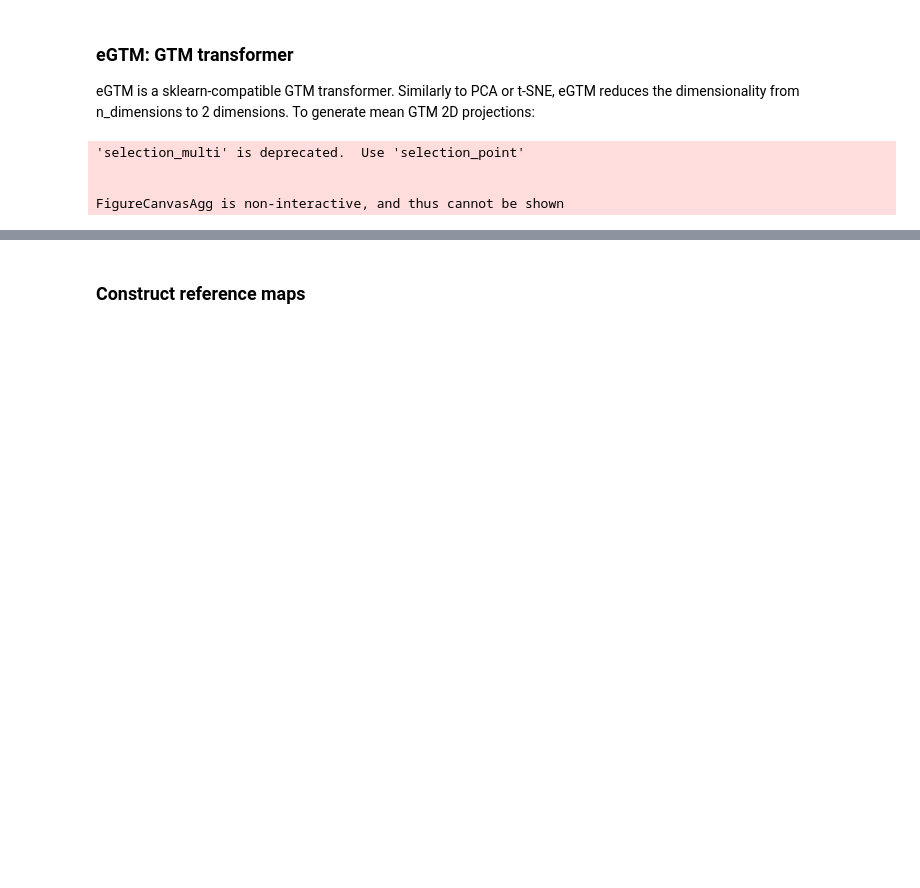
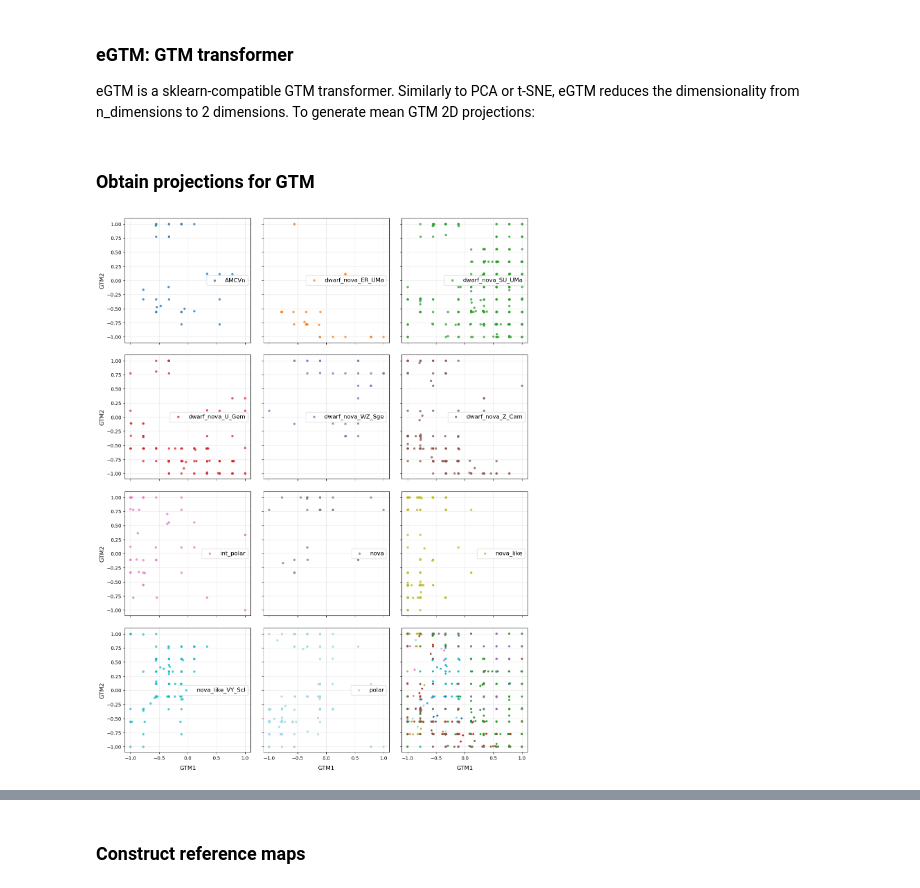
Before and after one commit to dharmesh1007/ZTF_code, a Jupyter notebook: source/8_5_unsupervised_DR_GTM_test.ipynb, the cells around one changed output, grey strips where cells are left out. Cells and saved outputs as stored; diff of their text form; code cells hidden in the pictures; blank space fills up the shorter version.

Commit message:
unsupervised new projection code

```diff
--- a/source/8_5_unsupervised_DR_GTM_test.ipynb
+++ b/source/8_5_unsupervised_DR_GTM_test.ipynb
@@ -200,7 +199,9 @@ import ugtm
 
 k=10
 m=4
-gtm_model_sklearn = eGTM(k=k, m=m, niter=10000, model='means', random_state=77)
+s=0.3
+regul=0.1
+gtm_model_sklearn = eGTM(k=k, m=m, s=s, regul=regul, niter=10000, model='means', random_state=77)
 
 scaler = StandardScaler()
 imputer = KNNImputer(n_neighbors=5)
@@ -222,35 +223,13 @@ pipeline = Pipeline([
 
 gtm_model_input = pipeline.fit_transform(X)
 gtm_model = ugtm.runGTM(data=gtm_model_input, k=k, niter=10000, doPCA=False, missing=False, random_state=77)
-
-# k=16, m=4, s=0.3, regul=0.1, random_state=1234, niter=200, verbose=False, model='means'
-
-
-
-# # Fit and transform the data using the pipeline
-
+# sklearn pipeline
 pipeline_sklearn.fit(X)
-
-# Save the pipeline
-import pickle
-if gaia == True:
-    with open(f'../results/model/model_gtm_cvlist{cvlistdate}_lcdata{lightcurvesdate}_withgaia.pkl', 'wb') as f:
-        pickle.dump(pipeline, f)
-elif gaia == False:
-    with open(f'../results/model/model_gtm_cvlist{cvlistdate}_lcdata{lightcurvesdate}_lconly.pkl', 'wb') as f:
-        pickle.dump(pipeline, f)
-
-
-# X_gtm = pipeline_sklearn.transform(X)
-
-# Fit GTM on X_train and get 2D projections for X_test
-# model1 = eGTM(k=k).fit(X_train_proc)
-
-# X_train_gtm = model1.transform(X_train_proc)
-# X_test_gtm = model1.transform(X_test_proc)
-
-# a = pipeline.transform(X)
+None
+# %% [markdown]
+### Obtain projections for GTM
 # %%
+# Size of points in the projection
 size = 30
 
 mean_u = gtm_model.matMeans
@@ -277,7 +256,7 @@ df_gtm_X = pd.concat([df_gtm_X,
                       pd.Series(modes_u[:,1], name='mode2')
                       ], axis=1)
 
-selection = alt.selection_multi(fields=['label'], bind='legend')
+selection = alt.selection_point(fields=['label'], bind='legend')
 
 projection_full = alt.Chart(df_gtm_X).mark_square().encode(
     x=x_alt,y=y_alt,
@@ -303,37 +282,34 @@ c = plt.cm.tab20(np.linspace(0,1,11))
 # can you perform the above as a list of colours from tab20?
 
 for i in range(11):
     # use the color keyword argument to set the colour of the points instead of c
     ax[i].scatter(mpl_projection[y==i,0], mpl_projection[y==i,1], label=enc.inverse_transform([i])[0], s=15, color=c[i], alpha=0.7)
     ax[i].scatter(mpl_projection[y!=i,0], mpl_projection[y!=i,1], c='grey', s=30, alpha=0.001)
     ax[i].grid(alpha=0.3)
     if i in [0,3,6,9]:
         ax[i].set_ylabel(f'GTM2', fontsize=12)
     if i in [9,10]:
         ax[i].set_xlabel(f'GTM1', fontsize=12)
         ax[i].xaxis.labelpad = 10
     ax[i].legend(fontsize=12)
 # Use the class colours for the last subplot
 ax[11].scatter(mpl_projection[:,0], mpl_projection[:,1], s=10, alpha=1, c=y, cmap='tab20')
 ax[11].set_xlabel(f'GTM1', fontsize=12)
 ax[11].xaxis.labelpad = 10
 ax[11].grid(alpha=0.3)
 # reduce the gaps between subplots
 plt.subplots_adjust(hspace=0.1, wspace=0.1)
 if gaia == True:
     plt.savefig(f'../results/figures/unsupervised/projection_gtm_cvlist{cvlistdate}_lcdata{lightcurvesdate}_20gor20r_gaia.pdf', bbox_inches='tight')
 elif gaia == False:
     plt.savefig(f'../results/figures/unsupervised/projection_gtm_cvlist{cvlistdate}_lcdata{lightcurvesdate}_20gor20r_lconly.pdf', bbox_inches='tight')
 # plt.tight_layout()
 plt.show()
 
 projection_full
 # alt.hconcat(projection_full, projection_train, projection_test)
 # %% [output]
-'selection_multi' is deprecated.  Use 'selection_point'
-
-
-FigureCanvasAgg is non-interactive, and thus cannot be shown
+[figure, added]
 [interactive output not drawn]
 # %%
 # Each example in data space is asociated with a location in 2D space. The mapping depends on using either
```
Also changed, not shown: parts of 11 cells of this notebook, 1 other file.
